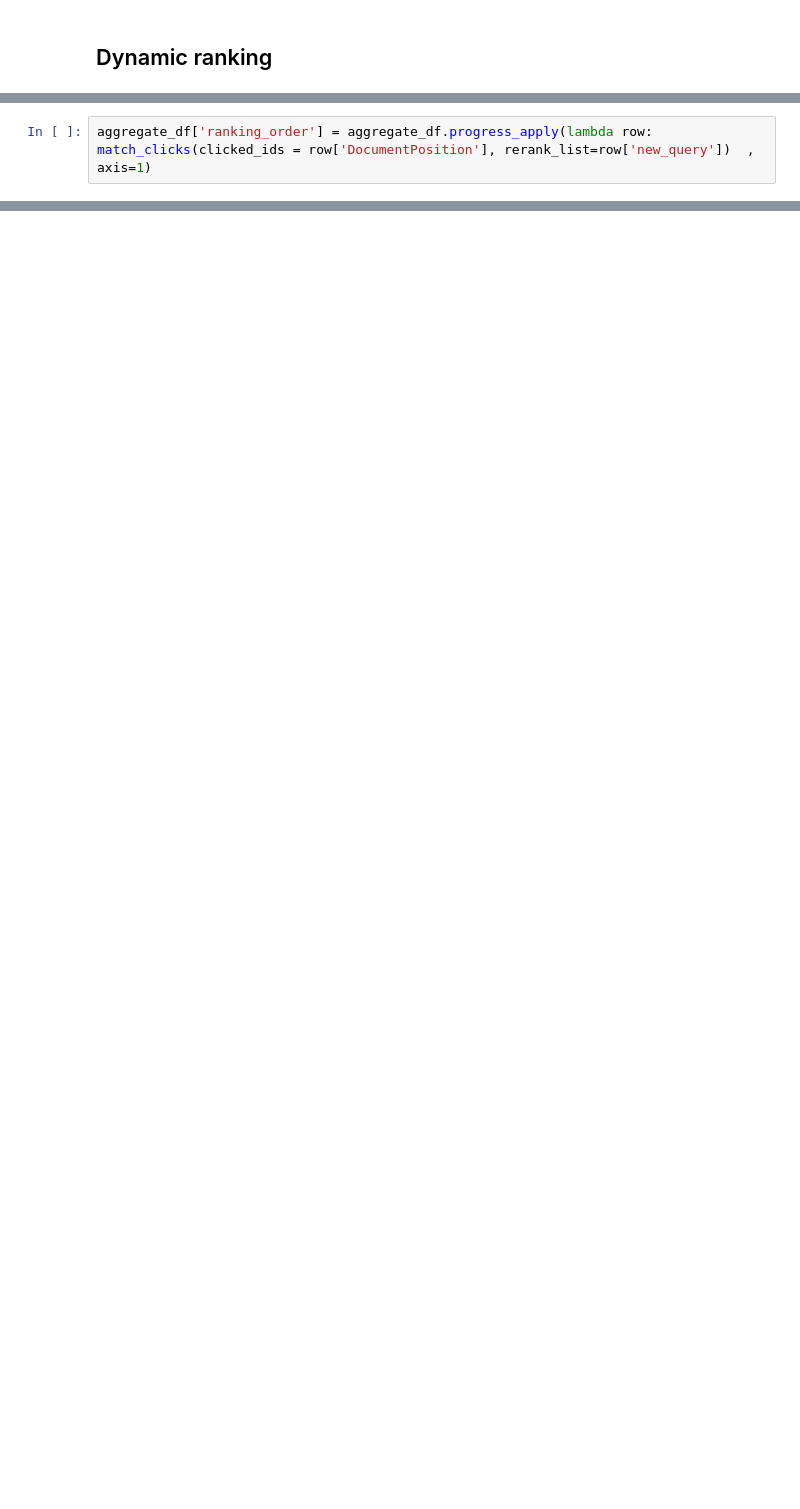
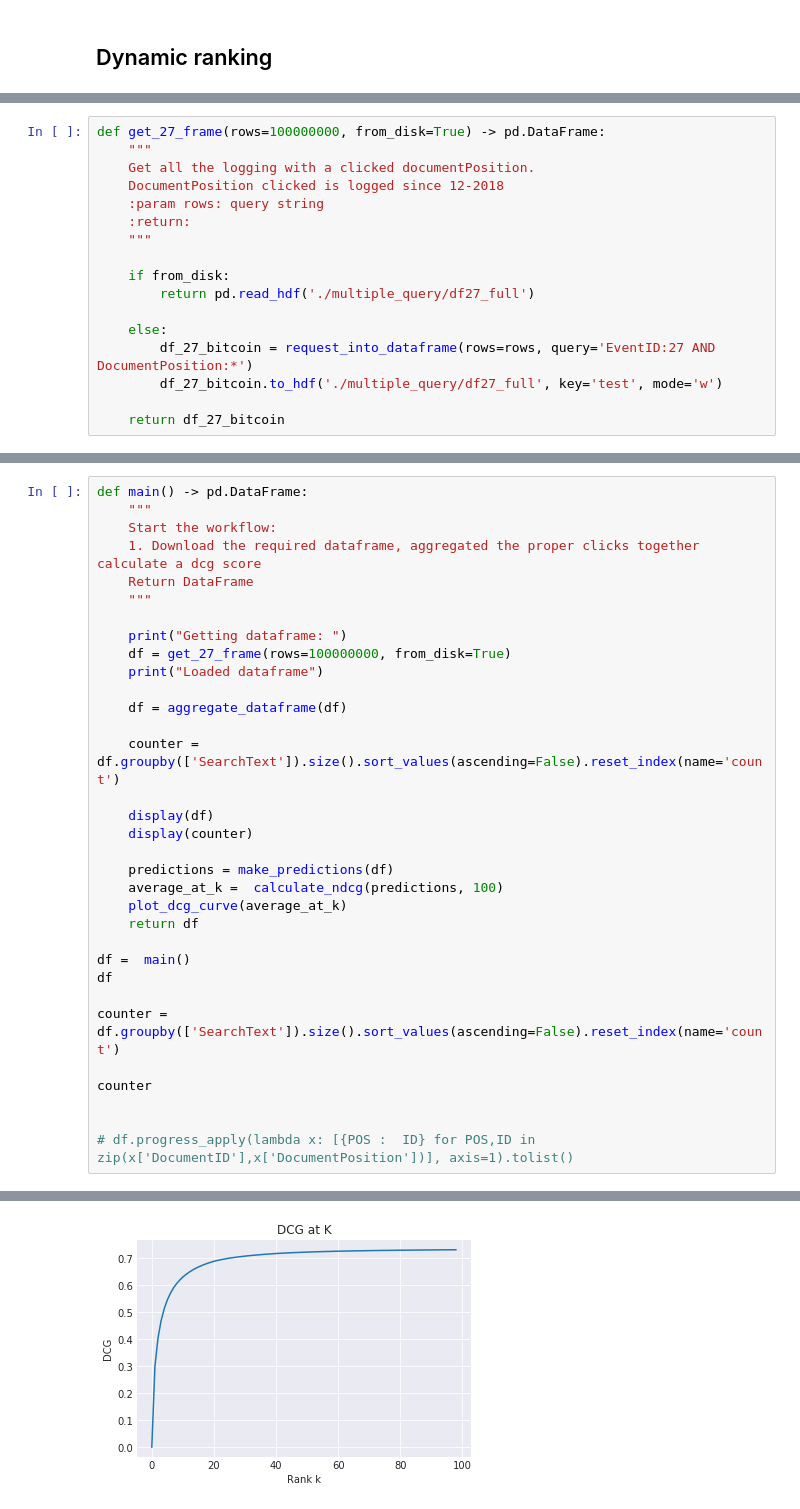
Before and after one commit to roelvanderburg/ranking, a Jupyter notebook: rank_monitor.ipynb, the cells around one changed output, grey strips where cells are left out. Cells and saved outputs as stored; diff of their text form; blank space fills up the shorter version.

```diff
--- a/rank_monitor.ipynb
+++ b/rank_monitor.ipynb
@@ -575,2 +210,0 @@ NameError: name 'clicked_ids' is not defined
-# %%
-aggregate_df['ranking_order'] = aggregate_df.progress_apply(lambda row: match_clicks(clicked_ids = row['DocumentPosition'], rerank_list=row['new_query'])  , axis=1)
@@ -648,0 +231,17 @@ def get_acces_string():
+# %%
+def get_27_frame(rows=100000000, from_disk=True) -> pd.DataFrame:
+    """
+    Get all the logging with a clicked documentPosition.
+    DocumentPosition clicked is logged since 12-2018
+    :param rows: query string
+    :return:
+    """
+
+    if from_disk:
+        return pd.read_hdf('./multiple_query/df27_full')
+
+    else:
+        df_27_bitcoin = request_into_dataframe(rows=rows, query='EventID:27 AND DocumentPosition:*')
+        df_27_bitcoin.to_hdf('./multiple_query/df27_full', key='test', mode='w')
+
+    return df_27_bitcoin
@@ -648,0 +346,34 @@ def get_acces_string():
+# %%
+def main() -> pd.DataFrame:
+    """
+    Start the workflow:
+    1. Download the required dataframe, aggregated the proper clicks together calculate a dcg score
+    Return DataFrame
+    """
+
+    print("Getting dataframe: ")
+    df = get_27_frame(rows=100000000, from_disk=True)
+    print("Loaded dataframe")
+
+    df = aggregate_dataframe(df)
+
+    counter = df.groupby(['SearchText']).size().sort_values(ascending=False).reset_index(name='count')
+
+    display(df)
+    display(counter)
+
+    predictions = make_predictions(df)
+    average_at_k =  calculate_ndcg(predictions, 100)
+    plot_dcg_curve(average_at_k)
+    return df
+
+df =  main()
+df
+
+counter = df.groupby(['SearchText']).size().sort_values(ascending=False).reset_index(name='count')
+
+counter
+
+
+# df.progress_apply(lambda x: [{POS :  ID} for POS,ID in zip(x['DocumentID'],x['DocumentPosition'])], axis=1).tolist()
+# %% [output]
@@ -648,0 +435 @@ def get_acces_string():
+[figure, added]
```
Also changed, not shown: parts of 44 cells of this notebook, 1 other file.
